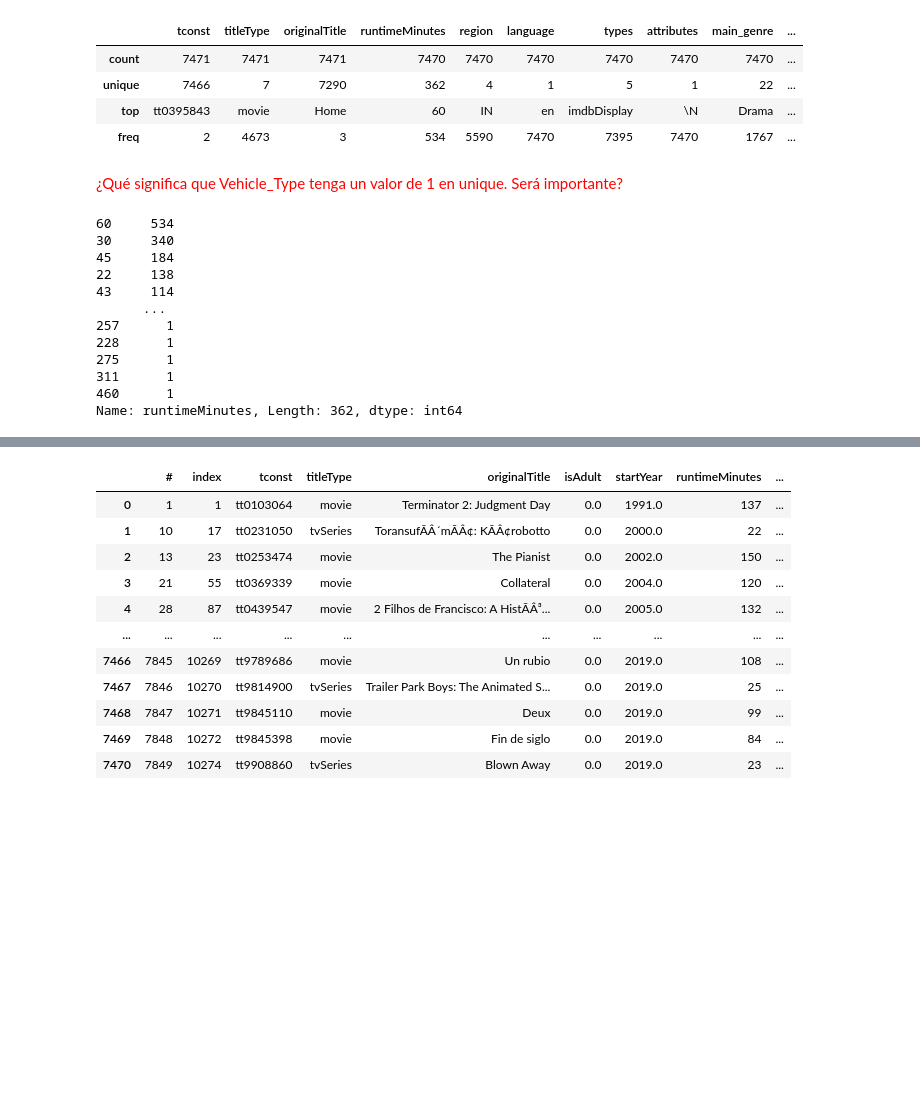
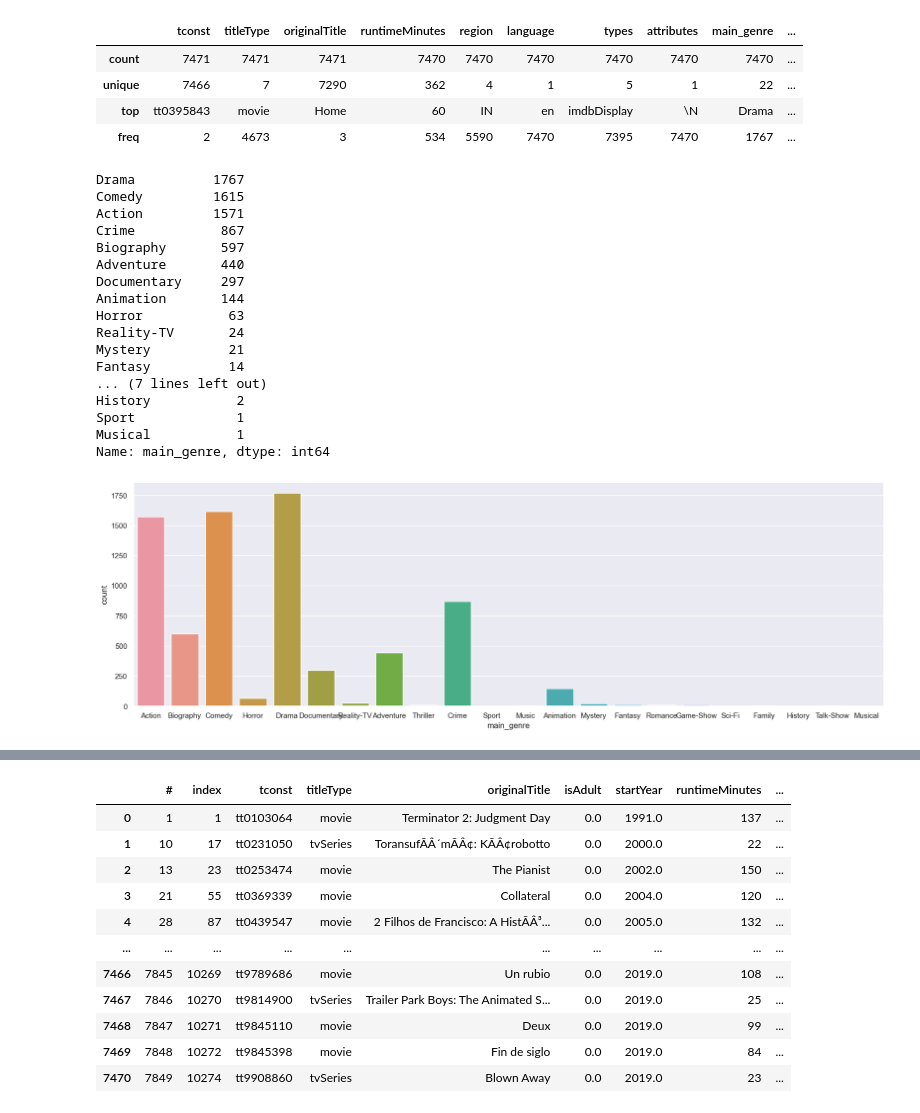
Before and after one commit to jf-garciam1/Lab-BI, a Jupyter notebook: Lab1.ipynb, the cells around one changed output, grey strips where cells are left out. Saved outputs shown, nothing was run; the diff lists cells and outputs as text; code cells hidden in the pictures; blank space fills up the shorter version.

```diff
--- a/Lab1.ipynb
+++ b/Lab1.ipynb
@@ -147,21 +146,29 @@ df_movies[name_cols_non_number].describe()
 | unique | 7466 | 7 | 7290 | 362 | 4 | 1 | 5 | 1 | 22 | ... |
 | top | tt0395843 | movie | Home | 60 | IN | en | imdbDisplay | \N | Drama | ... |
 | freq | 2 | 4673 | 3 | 534 | 5590 | 7470 | 7395 | 7470 | 1767 | ... |
-# %% [markdown]
-<Span style="color:red"> ¿Qué significa que Vehicle_Type tenga un valor de 1 en unique. Será importante? </Span>
 # %%
 # Revisamos en detalle el contenido de la columna Time
-df_movies.runtimeMinutes.value_counts()
+df_movies.main_genre.value_counts()
 # %% [output]
-60     534
-30     340
-45     184
-22     138
-43     114
-      ...
-257      1
-228      1
-275      1
-311      1
-460      1
-Name: runtimeMinutes, Length: 362, dtype: int64
+Drama          1767
+Comedy         1615
+Action         1571
+Crime           867
+Biography       597
+Adventure       440
+Documentary     297
+Animation       144
+Horror           63
+Reality-TV       24
+Mystery          21
+Fantasy          14
+... (7 lines left out)
+History           2
+Sport             1
+Musical           1
+Name: main_genre, dtype: int64
+# %%
+plt.figure(figsize=(20, 6))
+ax = sns.countplot(x='main_genre', data=df_movies)
+# %% [output]
+[figure, added]
```
Also changed, not shown: parts of 18 cells of this notebook.
